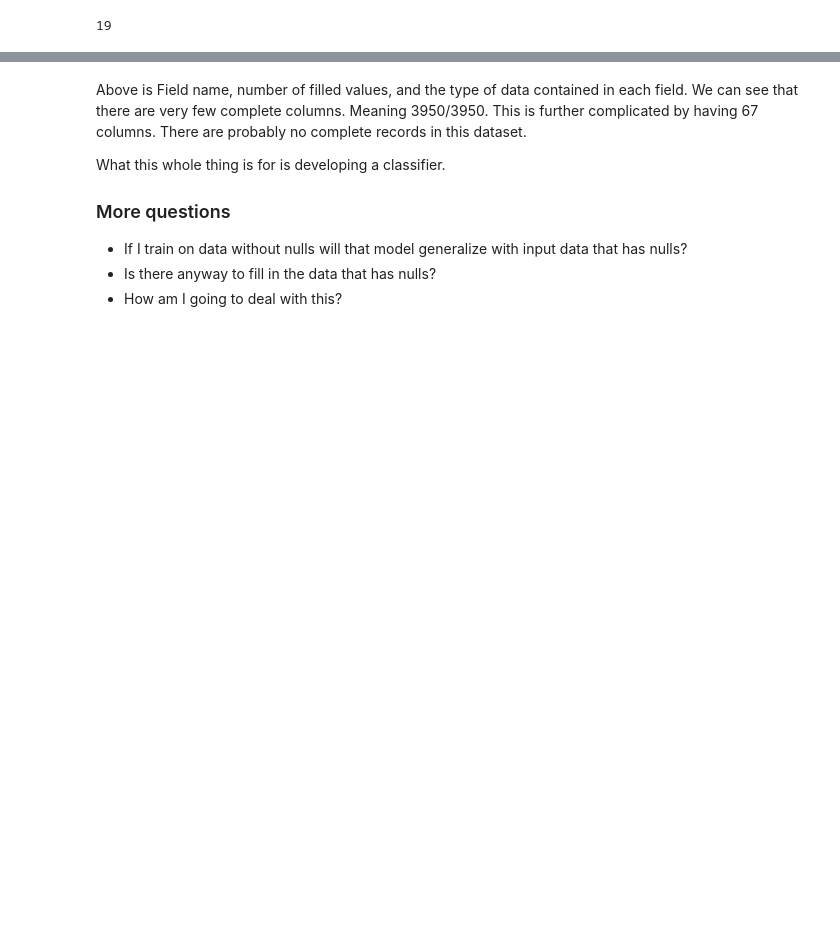
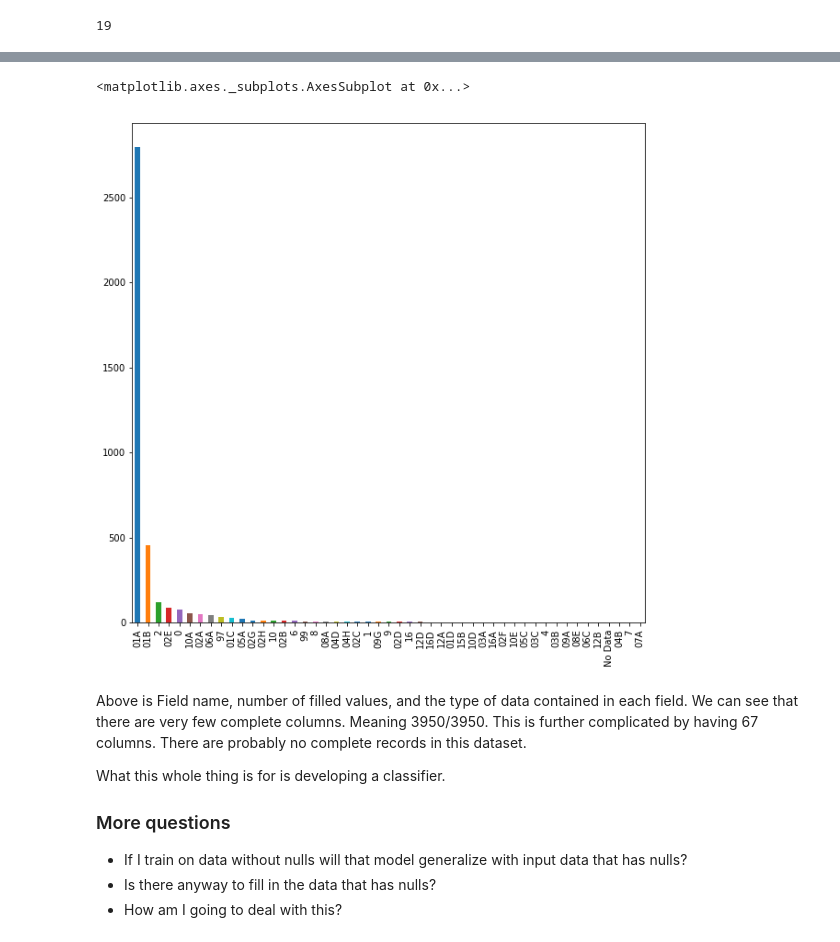
Before and after one commit to Globe-Eater/Geographic-Duplicate-Detection-, a Jupyter notebook: Exploration_of_Data.ipynb, the cells around one changed output, grey strips where cells are left out. Saved outputs shown, nothing was run; the diff lists cells and outputs as text; code cells hidden in the pictures; blank space fills up the shorter version.

```diff
--- a/Exploration_of_Data.ipynb
+++ b/Exploration_of_Data.ipynb
@@ -232,3 +281,8 @@ len(df.CITY.unique().tolist())
+# %%
+df['HIST_FUNC'].value_counts().plot(kind='bar')
+# %% [output]
+<matplotlib.axes._subplots.AxesSubplot at 0x...>
+[figure, added]
 # %% [markdown]
 Above is Field name, number of filled values, and the type of data contained in each field. We can see that there are very few complete columns. Meaning 3950/3950. This is further complicated by having 67 columns. There are probably no complete records in this dataset.
 
```
Also changed, not shown: parts of 6 cells of this notebook, 1 other file.
